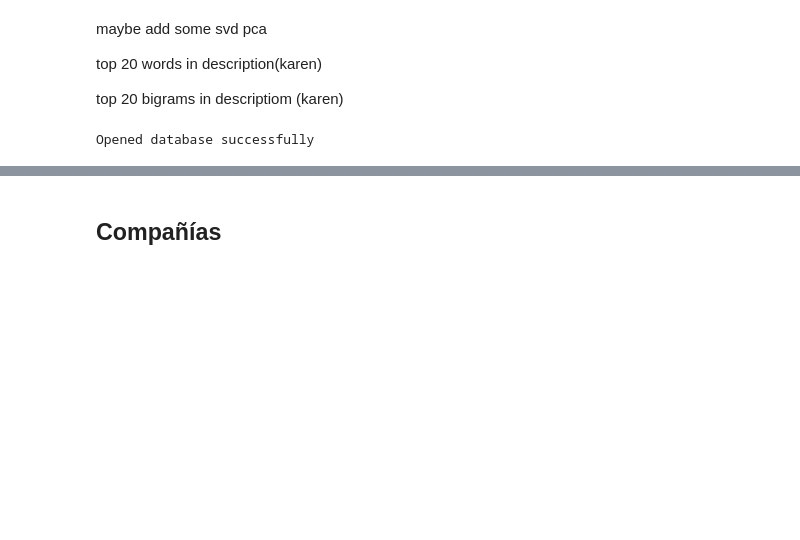
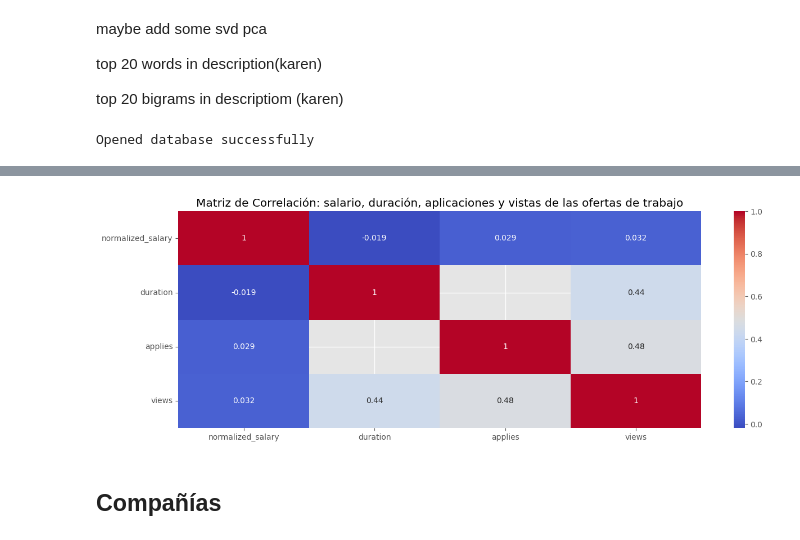
Before and after one commit to sarahcoral/ProyectoABD, a Jupyter notebook: visualization_notebooks/exploratory_analysis.ipynb, the cells around one changed output, grey strips where cells are left out. Cells and saved outputs as stored; diff of their text form; code cells hidden in the pictures; blank space fills up the shorter version.

```diff
--- a/visualization_notebooks/exploratory_analysis.ipynb
+++ b/visualization_notebooks/exploratory_analysis.ipynb
@@ -45,0 +49,13 @@ df_job_skills = pd.read_sql('SELECT * FROM job_skills', conn)
+# %%
+#numerical data
+df_num = pd.read_sql('SELECT * FROM clean_numerical_postings', conn)
+
+df_num = df_num[df_num['max_salary'] <= 10000000]
+df_num = df_num[df_num['min_salary'] <= 10000000]
+df_num = df_num[df_num['normalized_salary'] <= 10000000]
+
+df_num = df_num[df_num['max_salary'] > 100]
+df_num = df_num[df_num['min_salary'] > 100]
+df_num = df_num[df_num['normalized_salary'] > 100]
+
+df_num.head()
@@ -46,3 +69,25 @@ df_job_skills = pd.read_sql('SELECT * FROM job_skills', conn)
+# %%
+#get job duration values
+def get_duration(row):
+    if pd.notna(row['closed_time']):
+        return row['closed_time'] - row['listed_time']
+    else:
+        return None
+
+df_num['duration'] = df_num.apply(get_duration, axis=1)
+duration = df_num['duration'].dropna()
+# %%
+
+
+df_num_corr = df_num[['normalized_salary', 'duration', 'applies', 'views']]
+
+plt.figure(figsize=(15,5))
+sns.heatmap(df_num_corr.select_dtypes(include=['number']).corr(), annot=True, cmap='coolwarm')
+plt.yticks(rotation=0)
+plt.title('Matriz de Correlación: salario, duración, aplicaciones y vistas de las ofertas de trabajo')
+plt.show()
+# %% [output]
+[figure, added]
 # %% [markdown]
 ## Compañías
 # %%
```
Also changed, not shown: parts of 5 cells of this notebook, 1 other file.
